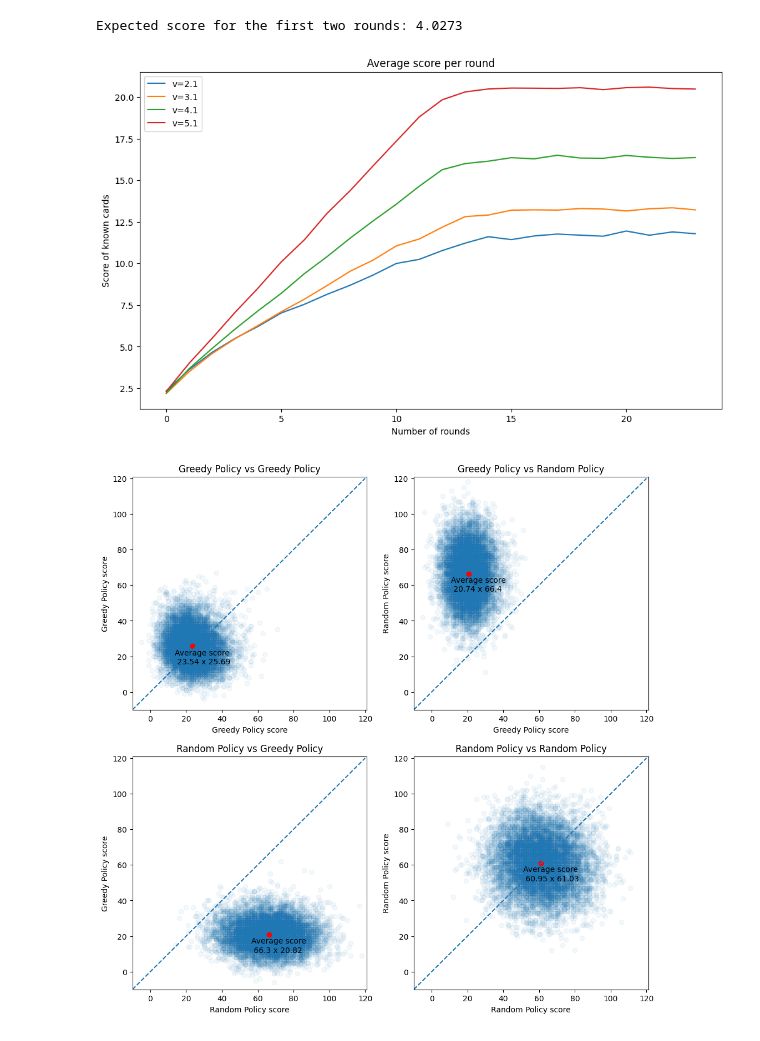
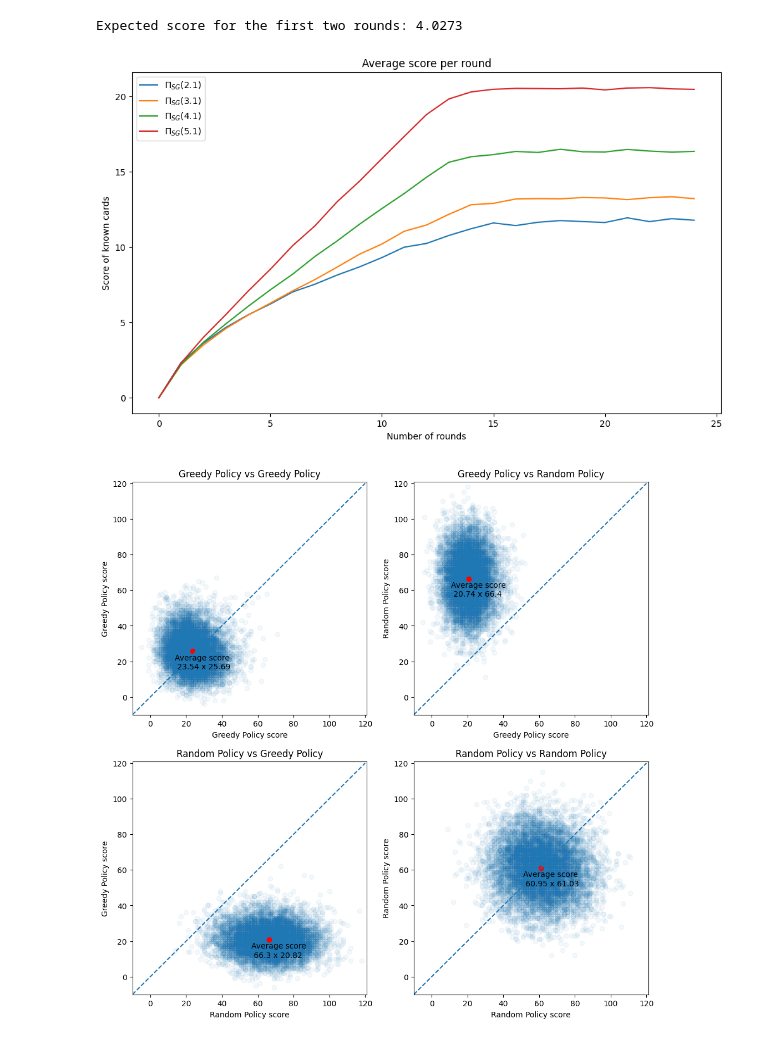
Before and after one commit to matejker/skyjo, a Jupyter notebook: notebooks/04_simple_greedy_policy.ipynb, the cells around one changed output. Cells and saved outputs as stored; diff of their text form; code cells hidden in the pictures.

```diff
--- a/notebooks/04_simple_greedy_policy.ipynb
+++ b/notebooks/04_simple_greedy_policy.ipynb
@@ -104,14 +91,14 @@ x = {
 # %%
 plt.figure(figsize=(12, 7))
 plt.title("Average score per round")
 for k in range(2, 6):
-    plt.plot(x[k], label=f"v={k + 0.1}")
+    plt.plot(list(range(0, len(x[k]) + 1)), [0] + x[k], label=r"$\Pi_{SG}($" + str(k + 0.1) + ")")
 plt.xlabel("Number of rounds")
 plt.ylabel("Score of known cards")
 plt.legend()
 plt.show()
 # %% [output]
-[figure, old version]
+[figure, new version]
 # %%
 def two_player_game(policy1, policy2, exp1=EXPECTED_VALUE, exp2=EXPECTED_VALUE) -> float:
     deck = Deck()
```
Also changed, not shown: parts of 11 cells of this notebook, 7 other files.
